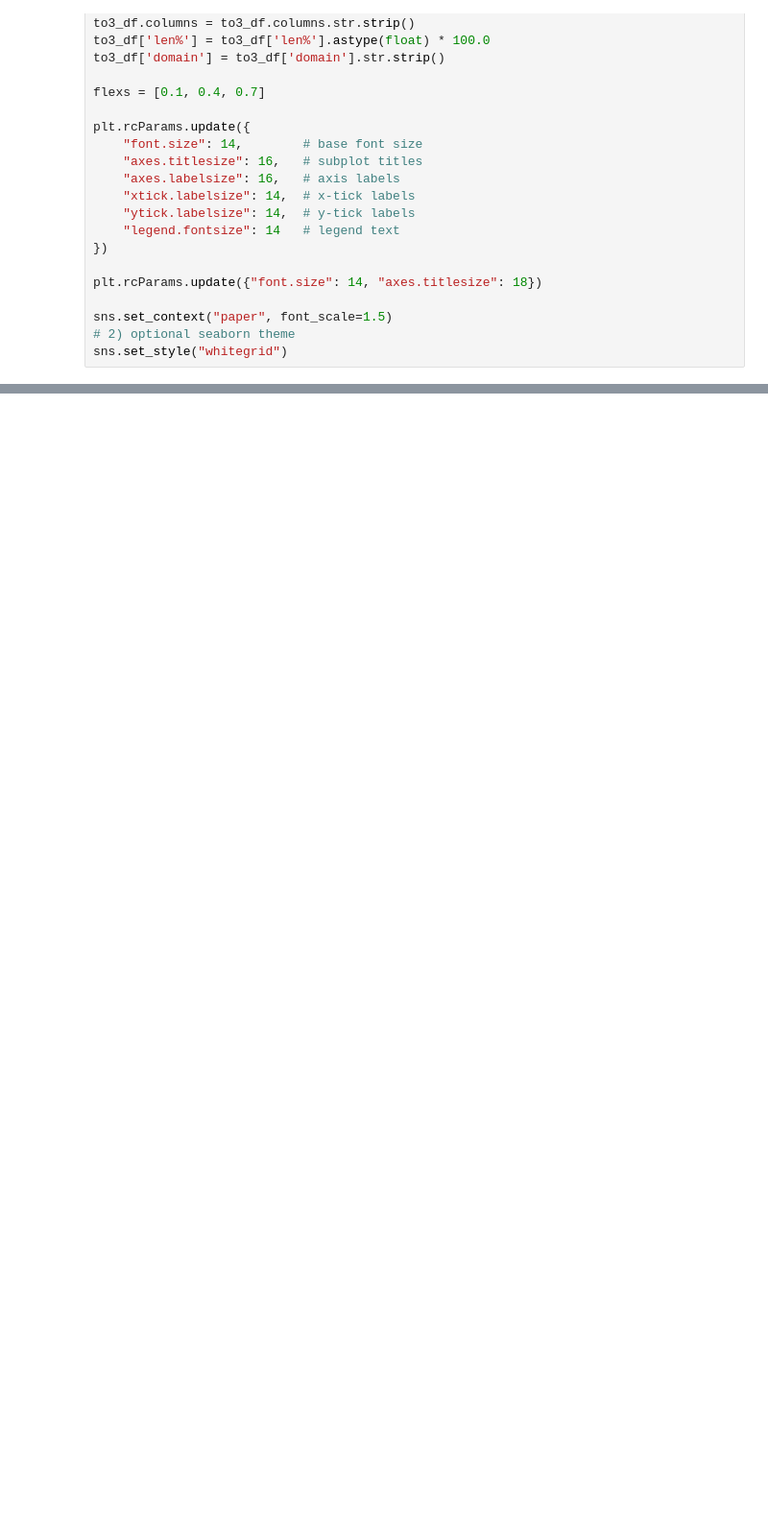
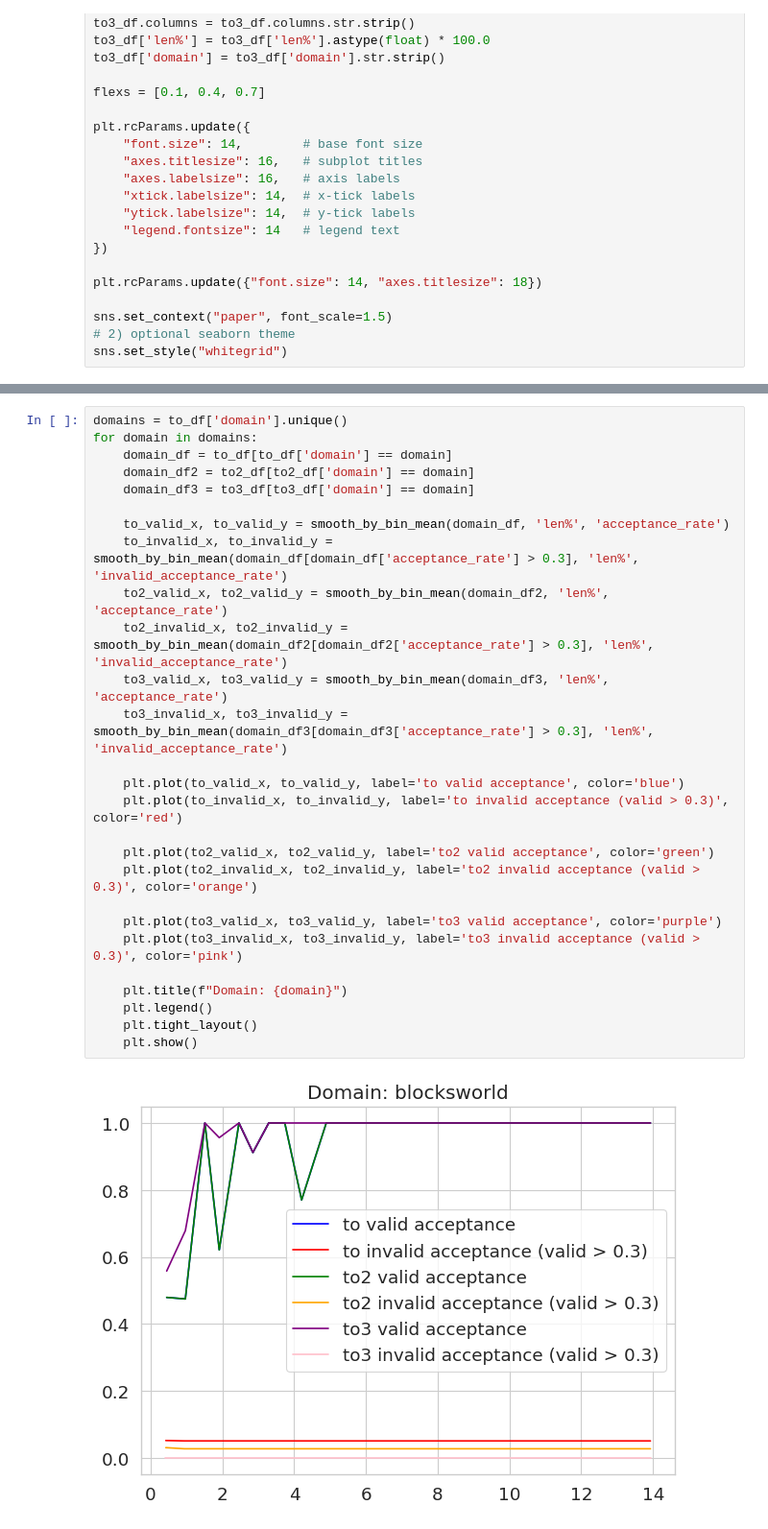
Before and after one commit to utop1an/locm3, a Jupyter notebook: src/examples/plot_total.ipynb, the cells around one changed output, grey strips where cells are left out. Shown: that part at 96% size. Cells and saved outputs as stored; diff of their text form; blank space fills up the shorter version.

```diff
--- a/src/examples/plot_total.ipynb
+++ b/src/examples/plot_total.ipynb
@@ -76,0 +82,29 @@ plt.show()
+# %%
+domains = to_df['domain'].unique()
+for domain in domains:
+    domain_df = to_df[to_df['domain'] == domain]
+    domain_df2 = to2_df[to2_df['domain'] == domain]
+    domain_df3 = to3_df[to3_df['domain'] == domain]
+
+    to_valid_x, to_valid_y = smooth_by_bin_mean(domain_df, 'len%', 'acceptance_rate')
+    to_invalid_x, to_invalid_y = smooth_by_bin_mean(domain_df[domain_df['acceptance_rate'] > 0.3], 'len%', 'invalid_acceptance_rate')
+    to2_valid_x, to2_valid_y = smooth_by_bin_mean(domain_df2, 'len%', 'acceptance_rate')
+    to2_invalid_x, to2_invalid_y = smooth_by_bin_mean(domain_df2[domain_df2['acceptance_rate'] > 0.3], 'len%', 'invalid_acceptance_rate')
+    to3_valid_x, to3_valid_y = smooth_by_bin_mean(domain_df3, 'len%', 'acceptance_rate')
+    to3_invalid_x, to3_invalid_y = smooth_by_bin_mean(domain_df3[domain_df3['acceptance_rate'] > 0.3], 'len%', 'invalid_acceptance_rate')
+
+    plt.plot(to_valid_x, to_valid_y, label='to valid acceptance', color='blue')
+    plt.plot(to_invalid_x, to_invalid_y, label='to invalid acceptance (valid > 0.3)', color='red')
+
+    plt.plot(to2_valid_x, to2_valid_y, label='to2 valid acceptance', color='green')
+    plt.plot(to2_invalid_x, to2_invalid_y, label='to2 invalid acceptance (valid > 0.3)', color='orange')
+
+    plt.plot(to3_valid_x, to3_valid_y, label='to3 valid acceptance', color='purple')
+    plt.plot(to3_invalid_x, to3_invalid_y, label='to3 invalid acceptance (valid > 0.3)', color='pink')
+
+    plt.title(f"Domain: {domain}")
+    plt.legend()
+    plt.tight_layout()
+    plt.show()
+# %% [output]
+[figure, added]
```
Also changed, not shown: parts of 2 cells of this notebook.
